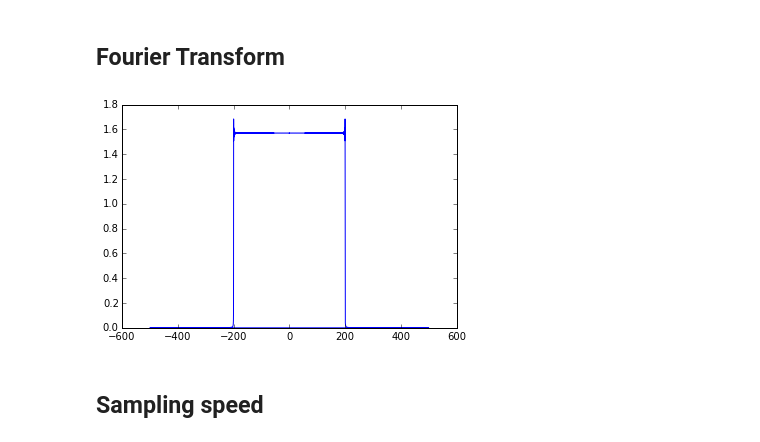
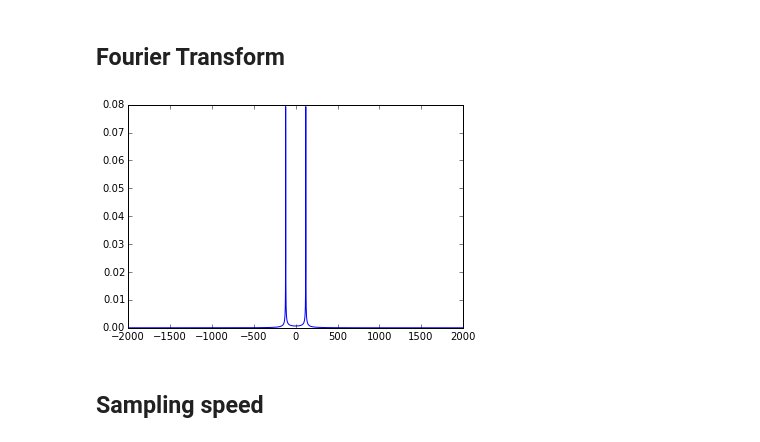
Before and after one commit to claesenm/kul-systeemtheorie, a Jupyter notebook: notebooks/Sampling.ipynb, the cells around one changed output. Cells and saved outputs as stored; diff of their text form; code cells hidden in the pictures.

```diff
--- a/notebooks/Sampling.ipynb
+++ b/notebooks/Sampling.ipynb
@@ -34,11 +29,11 @@ display(box)
 ## Fourier Transform
 # %%
 from sampling import y_signal,t_signal
-yf = 2.0/N * np.abs(fourier.fft(y_signal))
-xf = np.fft.fftfreq(len(y_signal), t_signal[1] - t_signal[0])
-plt.plot(xf,yf)
+y_signalf = fourier.fftshift(2.0/N * np.abs(fourier.fft(y_signal)))
+t_signalf = np.linspace(-1.0/(2.0*T), 1.0/(2.0*T), N)
+plt.plot(t_signalf,y_signalf)
 plt.show()
 # %% [output]
-[figure, old version]
+[figure, new version]
 # %% [markdown]
 ## Sampling speed
```
Also changed, not shown: parts of 9 cells of this notebook, 4 other files.
